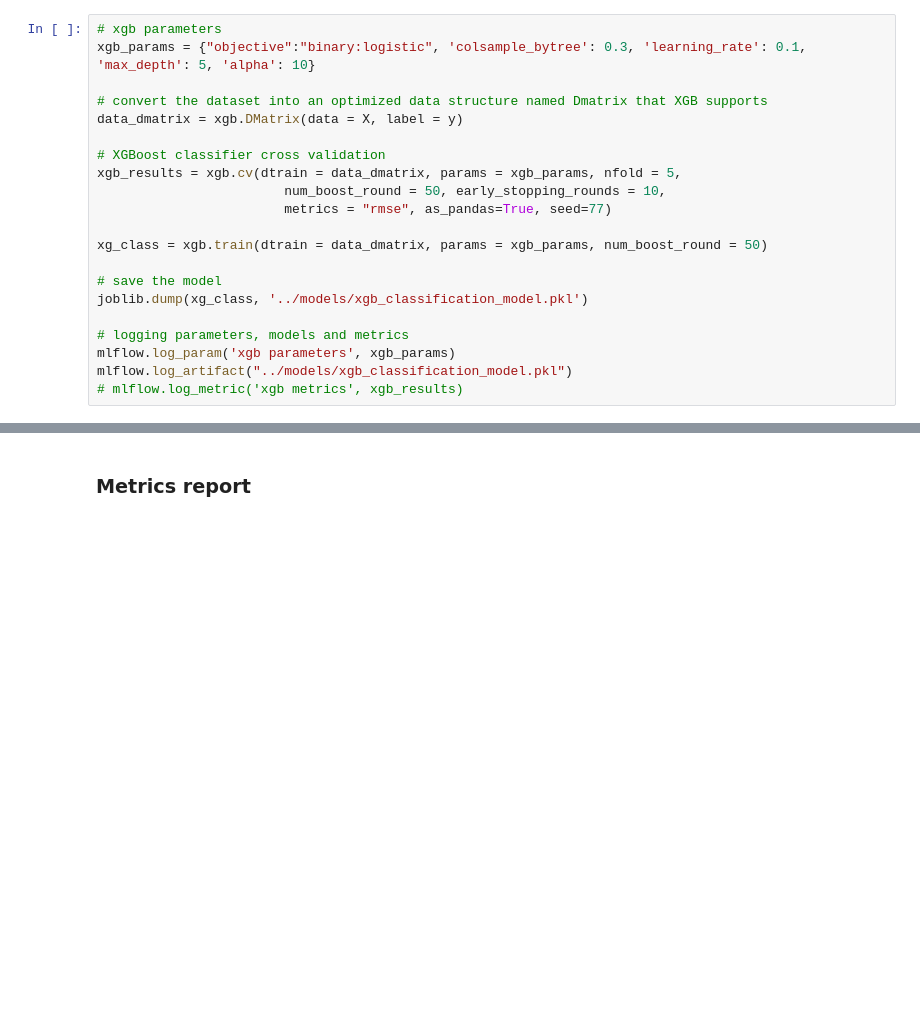
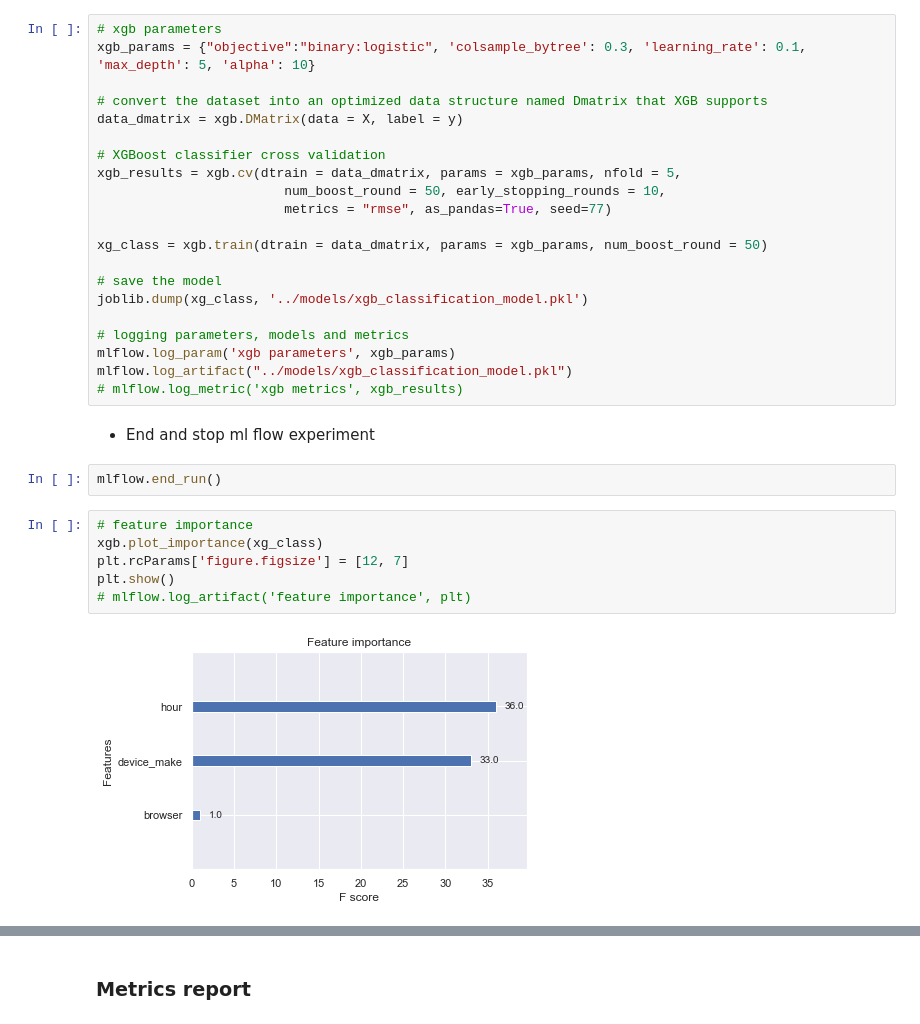
Before and after one commit to 10X-groups/AB-testing, a Jupyter notebook: notebooks/ml_abtest_f.ipynb, the cells around one changed output, grey strips where cells are left out. Saved outputs shown, nothing was run; the diff lists cells and outputs as text; blank space fills up the shorter version.

```diff
--- a/notebooks/ml_abtest_f.ipynb
+++ b/notebooks/ml_abtest_f.ipynb
@@ -385,3 +254,15 @@ joblib.dump(xg_class, '../models/xgb_classification_model.pkl')
 mlflow.log_param('xgb parameters', xgb_params)
 mlflow.log_artifact("../models/xgb_classification_model.pkl")
 # mlflow.log_metric('xgb metrics', xgb_results)
+# %% [markdown]
+* End and stop ml flow experiment
+# %%
+mlflow.end_run()
+# %%
+# feature importance
+xgb.plot_importance(xg_class)
+plt.rcParams['figure.figsize'] = [12, 7]
+plt.show()
+# mlflow.log_artifact('feature importance', plt)
+# %% [output]
+[figure, added]
```
Also changed, not shown: parts of 43 cells of this notebook, 2 other files.
